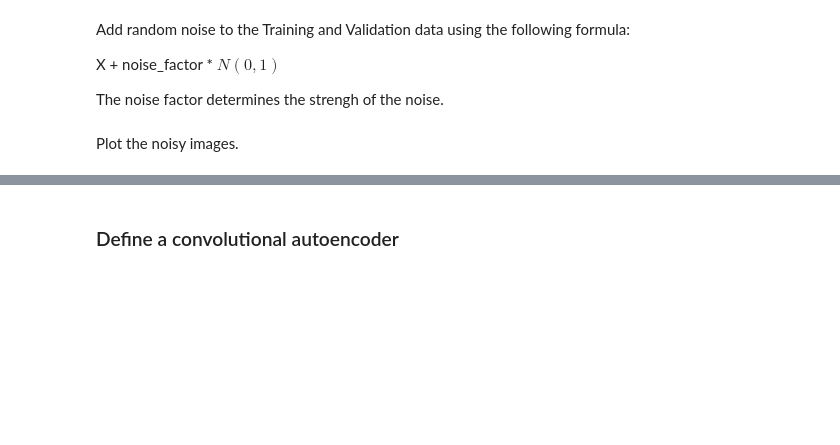
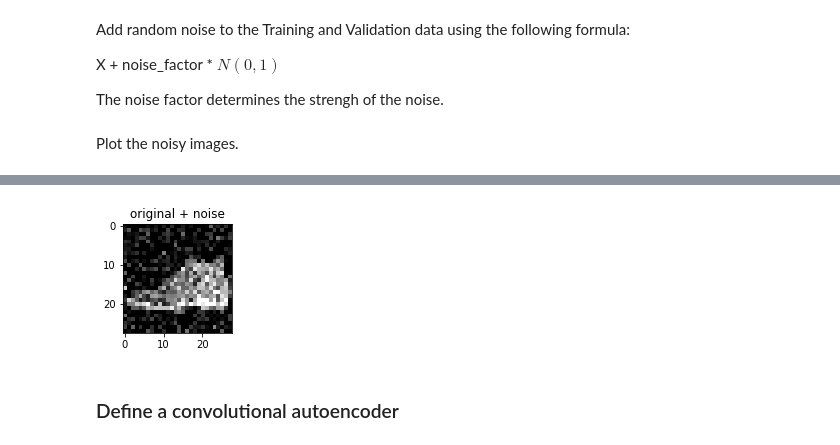
Before and after one commit to Pumafi/geostats_deep_learning, a Jupyter notebook: TP_Autoencoders.ipynb, the cells around one changed output, grey strips where cells are left out. Saved outputs shown, nothing was run; the diff lists cells and outputs as text; code cells hidden in the pictures; blank space fills up the shorter version.

```diff
--- a/TP_Autoencoders.ipynb
+++ b/TP_Autoencoders.ipynb
@@ -272,12 +279,14 @@ Plot the noisy images.
 # %%
-n = 10
+n = 1
 plt.figure(figsize=(20, 2))
 for i in range(n):
     ax = plt.subplot(1, n, i + 1)
     plt.title("original + noise")
     plt.imshow(tf.squeeze(x_test_noisy[i]))
     plt.gray()
 plt.show()
+# %% [output]
+[figure, added]
 # %% [markdown]
 ### Define a convolutional autoencoder
 # %% [markdown]
```
Also changed, not shown: parts of 19 cells of this notebook.
